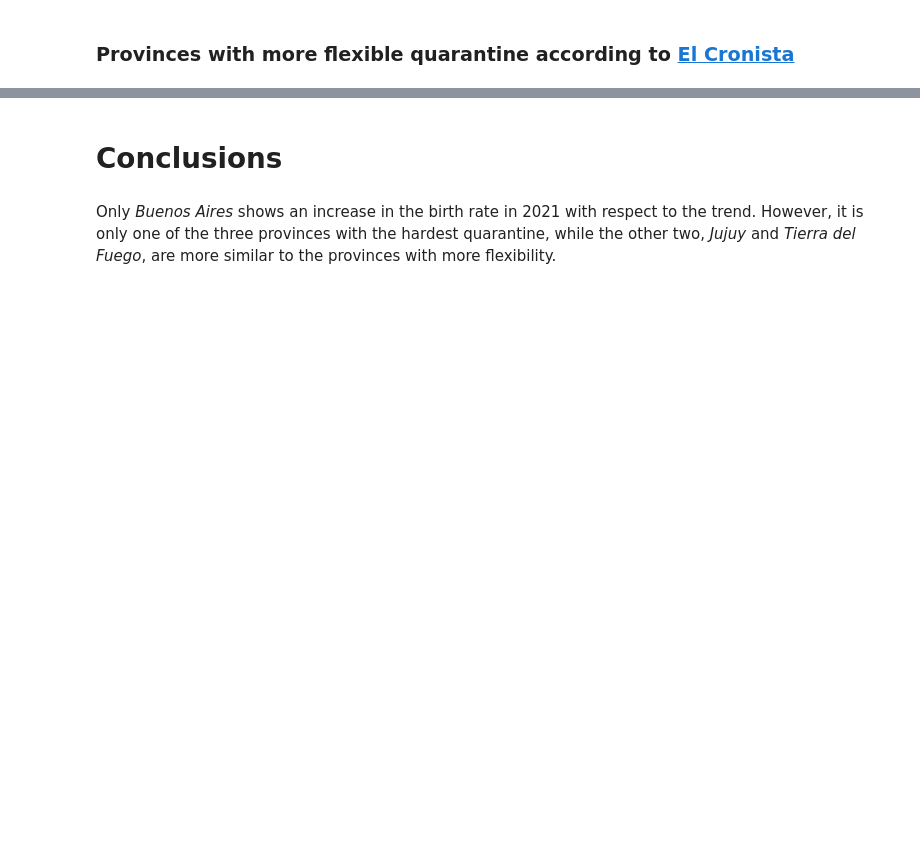
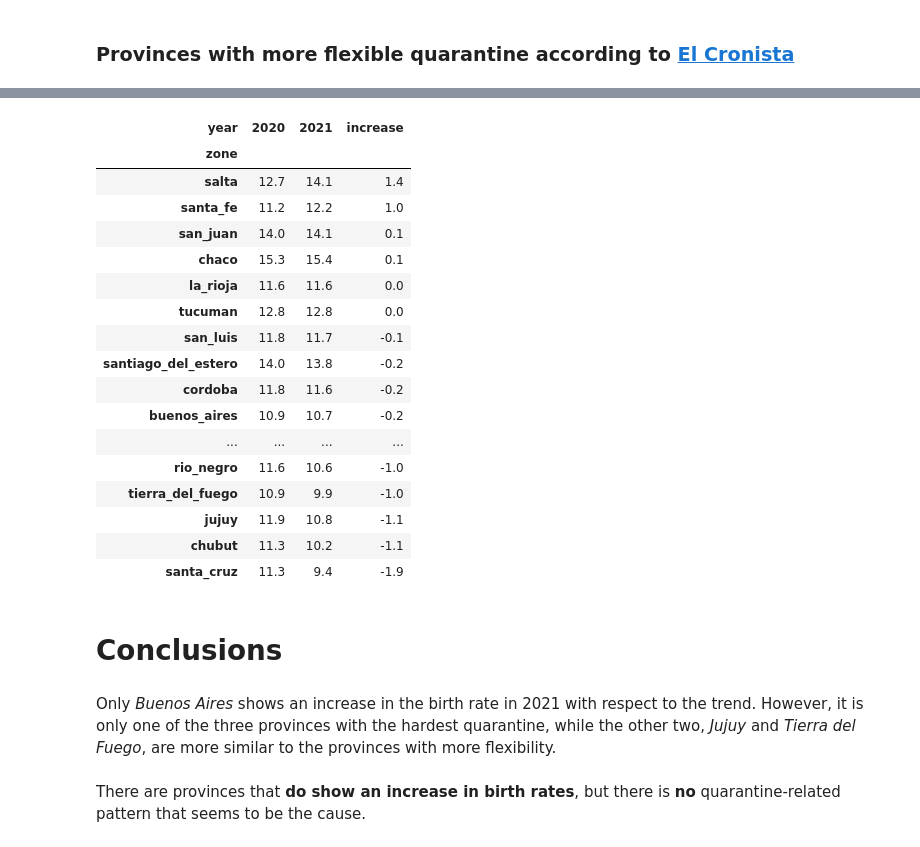
Before and after one commit to FNMario/birth_rate_during_quarantine, a Jupyter notebook: notebooks/analysis.ipynb, the cells around one changed output, grey strips where cells are left out. Saved outputs shown, nothing was run; the diff lists cells and outputs as text; code cells hidden in the pictures; blank space fills up the shorter version.

```diff
--- a/notebooks/analysis.ipynb
+++ b/notebooks/analysis.ipynb
@@ -437,4 +466,35 @@ plot_birthrate_provinces(df_br,
+# %%
+(
+    df_br
+    .pivot(index='zone', columns='year', values='birthrate')
+    .assign(increase=lambda df: df[2021] - df[2020])
+    .pipe(lambda df:
+        df.sort_values('increase', ascending=False)
+        )
+    .loc[:,[2020,2021,'increase']]
+)
+# %% [output]
+| year | 2020 | 2021 | increase |
+| zone |  |  |  |
+| salta | 12.7 | 14.1 | 1.4 |
+| santa_fe | 11.2 | 12.2 | 1.0 |
+| san_juan | 14.0 | 14.1 | 0.1 |
+| chaco | 15.3 | 15.4 | 0.1 |
+| la_rioja | 11.6 | 11.6 | 0.0 |
+| tucuman | 12.8 | 12.8 | 0.0 |
+| san_luis | 11.8 | 11.7 | -0.1 |
+| santiago_del_estero | 14.0 | 13.8 | -0.2 |
+| cordoba | 11.8 | 11.6 | -0.2 |
+| buenos_aires | 10.9 | 10.7 | -0.2 |
+| ... | ... | ... | ... |
+| rio_negro | 11.6 | 10.6 | -1.0 |
+| tierra_del_fuego | 10.9 | 9.9 | -1.0 |
+| jujuy | 11.9 | 10.8 | -1.1 |
+| chubut | 11.3 | 10.2 | -1.1 |
+| santa_cruz | 11.3 | 9.4 | -1.9 |
 # %% [markdown]
 # Conclusions
 # %% [markdown]
-Only *Buenos Aires* shows an increase in the birth rate in 2021 with respect to the trend. However, it is only one of the three provinces with the hardest quarantine, while the other two, *Jujuy* and *Tierra del Fuego*, are more similar to the provinces with more flexibility.
+Only *Buenos Aires* shows an increase in the birth rate in 2021 with respect to the trend. However, it is only one of the three provinces with the hardest quarantine, while the other two, *Jujuy* and *Tierra del Fuego*, are more similar to the provinces with more flexibility.\
+\
+There are provinces that **do show an increase in birth rates**, but there is **no** quarantine-related pattern that seems to be the cause.
```
Also changed, not shown: parts of 10 cells of this notebook, 1 other file.
